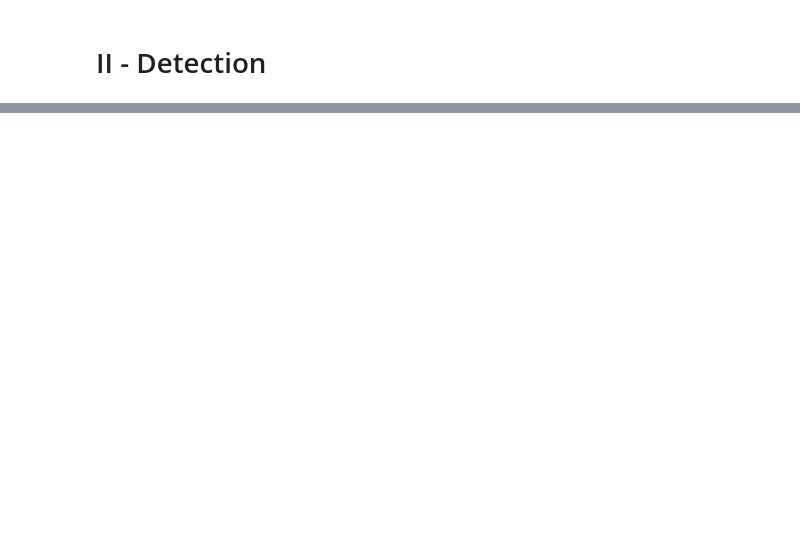
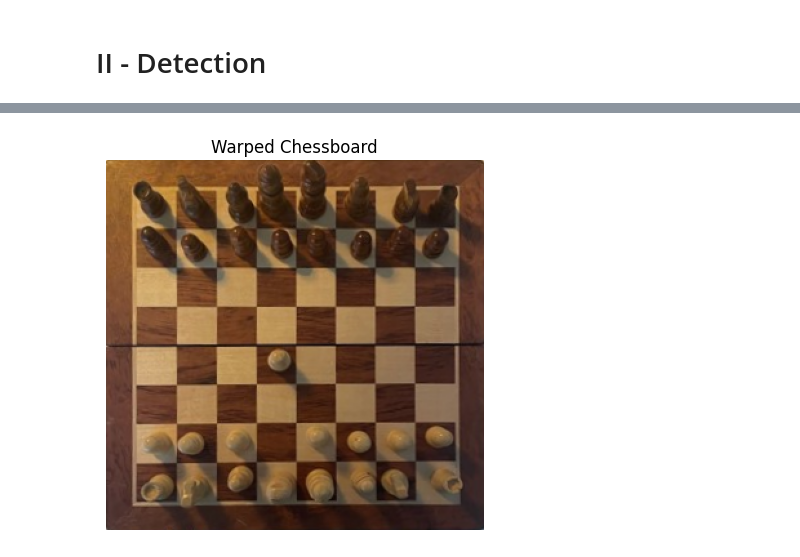
Before and after one commit to louislhotte/chess-computer-vision, a Jupyter notebook: app.ipynb, the cells around one changed output, grey strips where cells are left out. Cells and saved outputs as stored; diff of their text form; code cells hidden in the pictures; blank space fills up the shorter version.

Commit message:
Adding perspective

```diff
--- a/app.ipynb
+++ b/app.ipynb
@@ -243,0 +140,5 @@ plt.show()
+# %%
+warped = warp_perspective(img, corners)
+show_image_rgb(warped, "Warped Chessboard")
+# %% [output]
+[figure, added]
```
Also changed, not shown: parts of 11 cells of this notebook.
